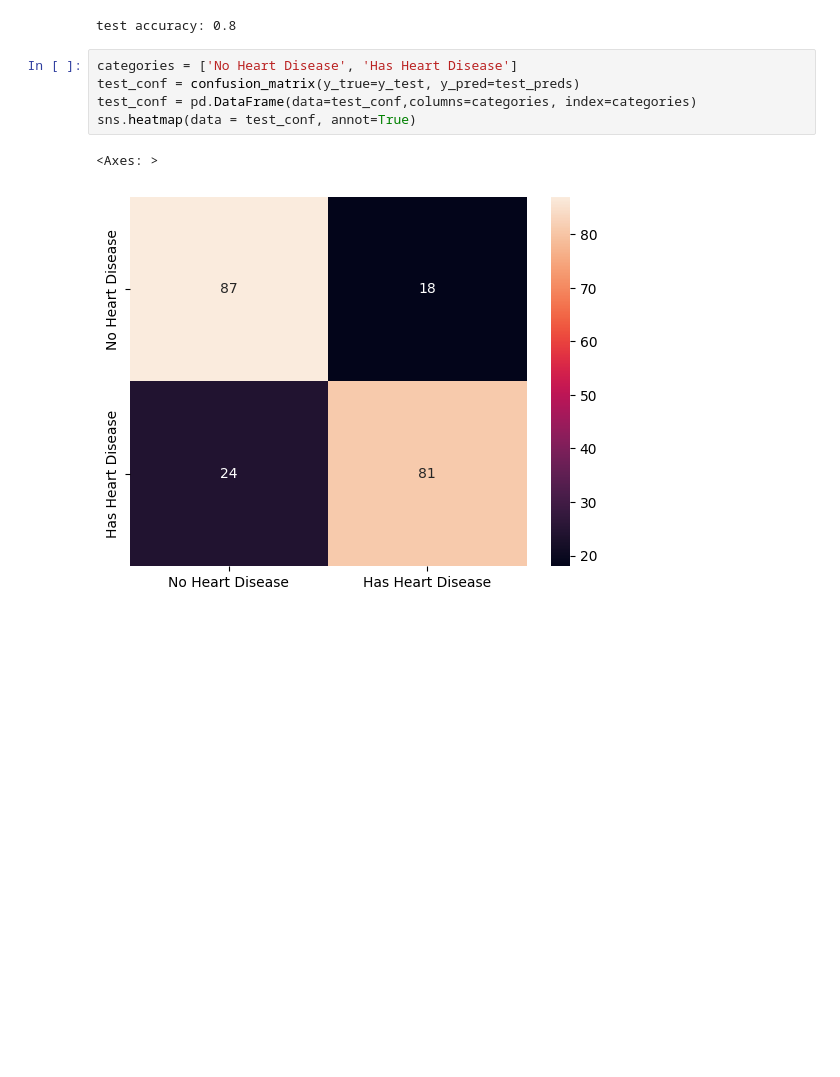
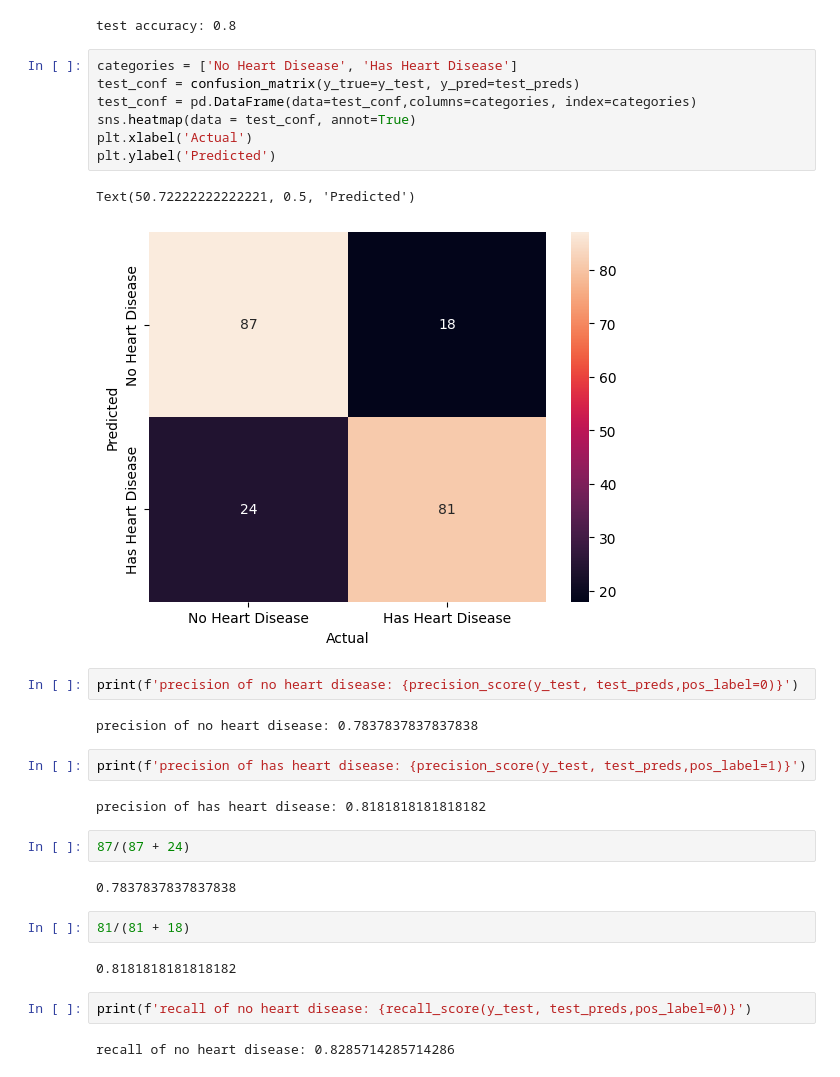
Before and after one commit to Muyiiwaa/machine_learning_notes, a Jupyter notebook: supervised_learning/logistic_regression.ipynb, the cells around one changed output. Cells and saved outputs as stored; diff of their text form; blank space fills up the shorter version.

```diff
--- a/supervised_learning/logistic_regression.ipynb
+++ b/supervised_learning/logistic_regression.ipynb
@@ -258,8 +258,30 @@ test accuracy: 0.8
 # %%
 categories = ['No Heart Disease', 'Has Heart Disease']
 test_conf = confusion_matrix(y_true=y_test, y_pred=test_preds)
 test_conf = pd.DataFrame(data=test_conf,columns=categories, index=categories)
 sns.heatmap(data = test_conf, annot=True)
+plt.xlabel('Actual')
+plt.ylabel('Predicted')
 # %% [output]
-<Axes: >
+Text(50.72222222222221, 0.5, 'Predicted')
-[figure, old version]
+[figure, new version]
+# %%
+print(f'precision of no heart disease: {precision_score(y_test, test_preds,pos_label=0)}')
+# %% [output]
+precision of no heart disease: 0.7837837837837838
+# %%
+print(f'precision of has heart disease: {precision_score(y_test, test_preds,pos_label=1)}')
+# %% [output]
+precision of has heart disease: 0.8181818181818182
+# %%
+87/(87 + 24)
+# %% [output]
+0.7837837837837838
+# %%
+81/(81 + 18)
+# %% [output]
+0.8181818181818182
+# %%
+print(f'recall of no heart disease: {recall_score(y_test, test_preds,pos_label=0)}')
+# %% [output]
+recall of no heart disease: 0.8285714285714286
```
Also changed, not shown: parts of 7 cells of this notebook.
